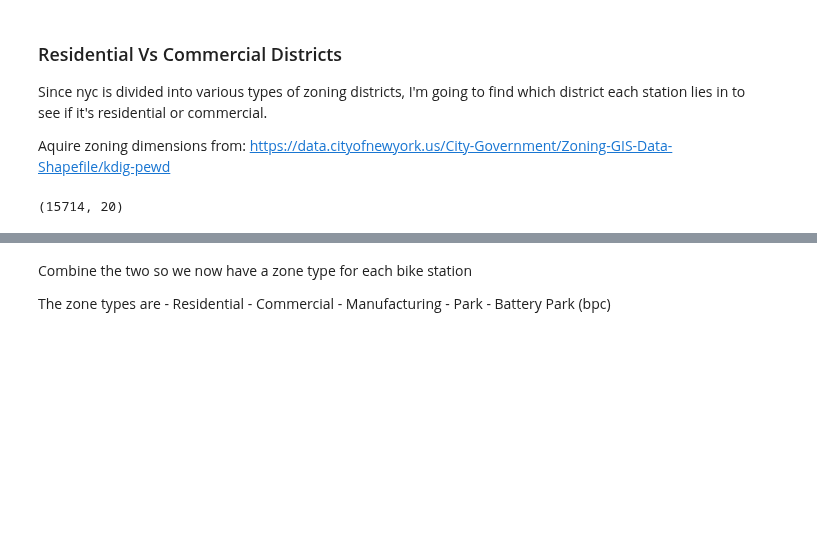
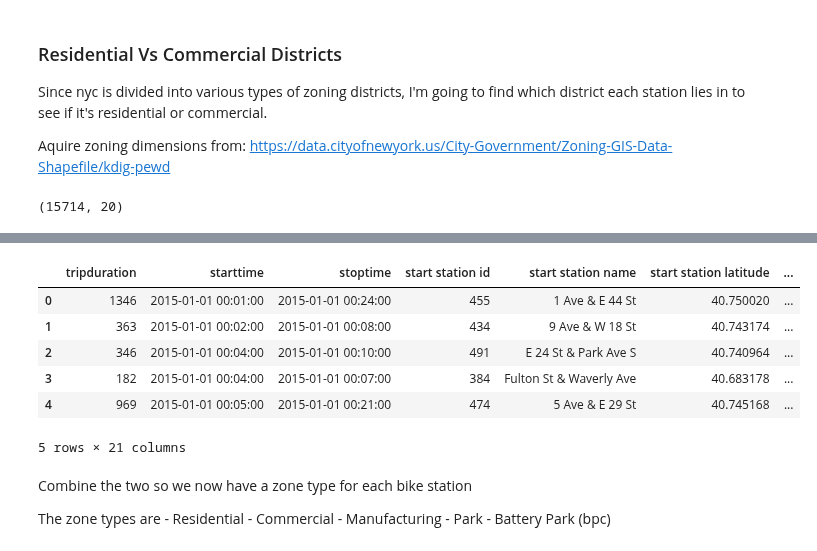
Before and after one commit to rshap91/CitiBike, a Jupyter notebook: CitiBike_AdditionalData.ipynb, the cells around one changed output, grey strips where cells are left out. Drawn from its saved outputs; the diff is of its cells as text; code cells hidden in the pictures; blank space fills up the shorter version.

```diff
--- a/CitiBike_AdditionalData.ipynb
+++ b/CitiBike_AdditionalData.ipynb
@@ -155,4 +167,14 @@ samp['zoning_idx'] = samp.zoning_idx.map(lambda i: list(i)[0])
 (15714, 20)
+# %%
+samp.head()
+# %% [output]
+|  | tripduration | starttime | stoptime | start station id | start station name | start station latitude | ... |
+| 0 | 1346 | 2015-01-01 00:01:00 | 2015-01-01 00:24:00 | 455 | 1 Ave & E 44 St | 40.750020 | ... |
+| 1 | 363 | 2015-01-01 00:02:00 | 2015-01-01 00:08:00 | 434 | 9 Ave & W 18 St | 40.743174 | ... |
+| 2 | 346 | 2015-01-01 00:04:00 | 2015-01-01 00:10:00 | 491 | E 24 St & Park Ave S | 40.740964 | ... |
+| 3 | 182 | 2015-01-01 00:04:00 | 2015-01-01 00:07:00 | 384 | Fulton St & Waverly Ave | 40.683178 | ... |
+| 4 | 969 | 2015-01-01 00:05:00 | 2015-01-01 00:21:00 | 474 | 5 Ave & E 29 St | 40.745168 | ... |
+5 rows × 21 columns
 # %% [markdown]
 Combine the two so we now have a zone type for each bike station
 
```
Also changed, not shown: parts of 6 cells of this notebook, 3 other files.
